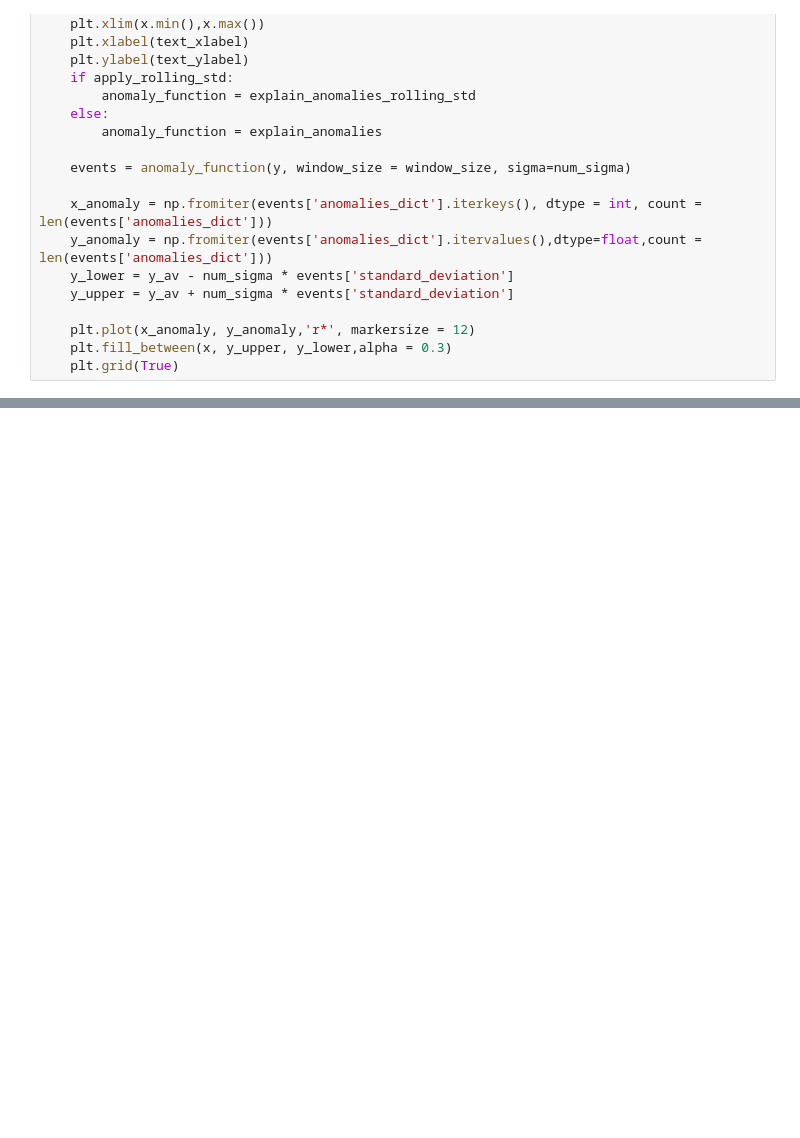
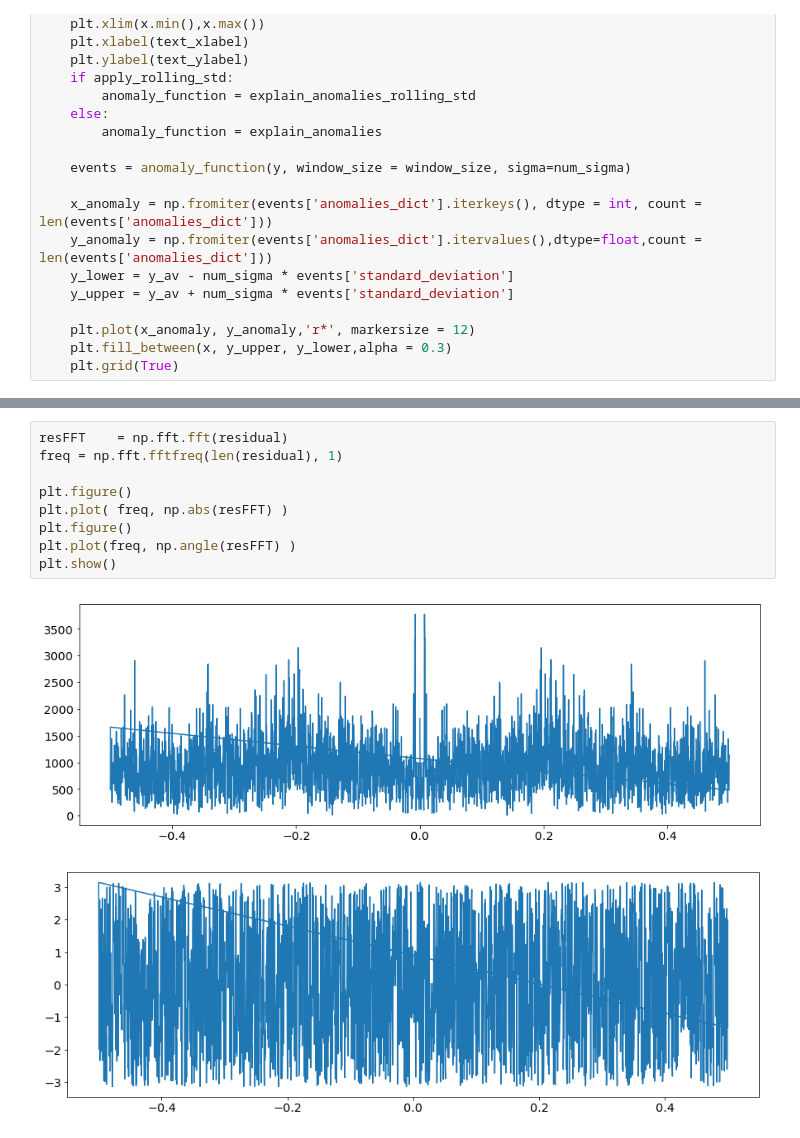
Before and after one commit to kiwidamien/sunspots, a Jupyter notebook: sunspot anomoly detection.ipynb, the cells around one changed output, grey strips where cells are left out. Cells and saved outputs as stored; diff of their text form; blank space fills up the shorter version.

```diff
--- a/sunspot anomoly detection.ipynb
+++ b/sunspot anomoly detection.ipynb
@@ -93,0 +201,12 @@ plot_results(sunspot_data['month'], sunspot_data['sunspots'], window_size = 13,
+# %%
+resFFT    = np.fft.fft(residual)
+freq = np.fft.fftfreq(len(residual), 1)
+
+plt.figure()
+plt.plot( freq, np.abs(resFFT) )
+plt.figure()
+plt.plot(freq, np.angle(resFFT) )
+plt.show()
+# %% [output]
+[figure, added]
+[figure, added]
```
Also changed, not shown: parts of 19 cells of this notebook, 2 other files.
